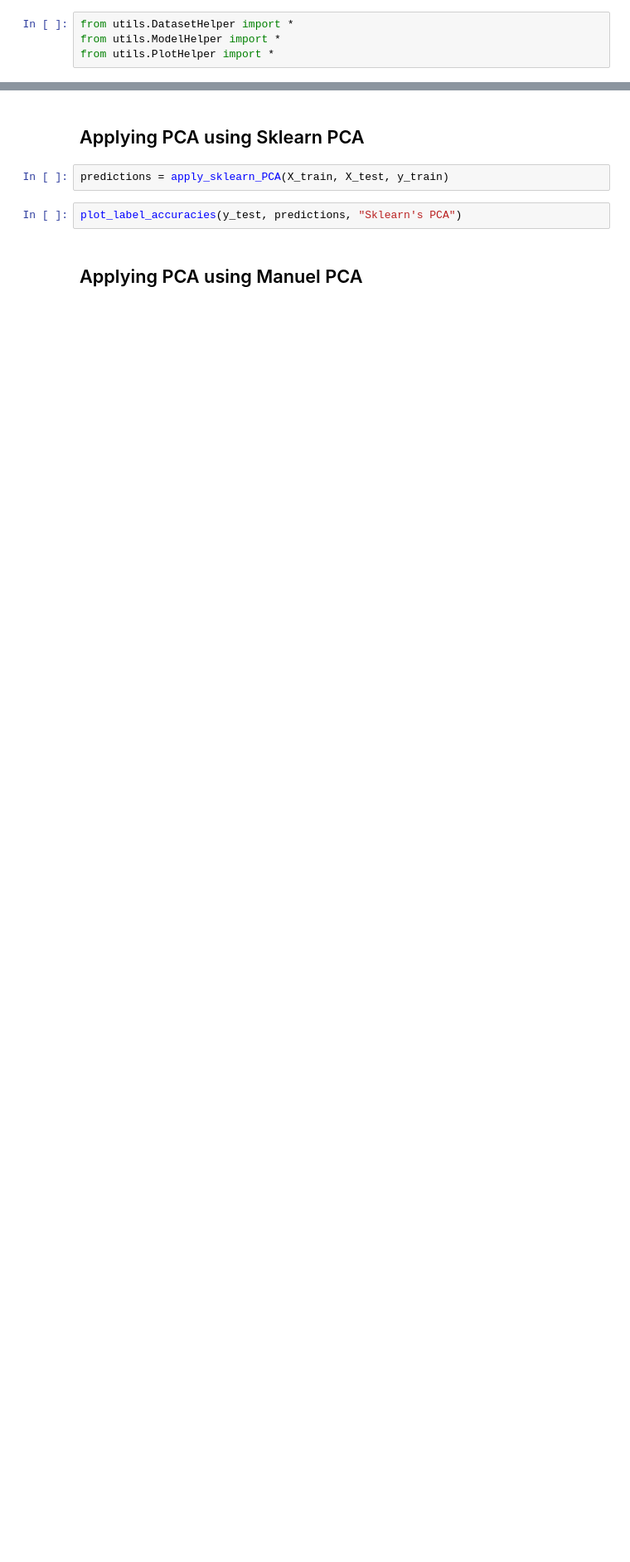
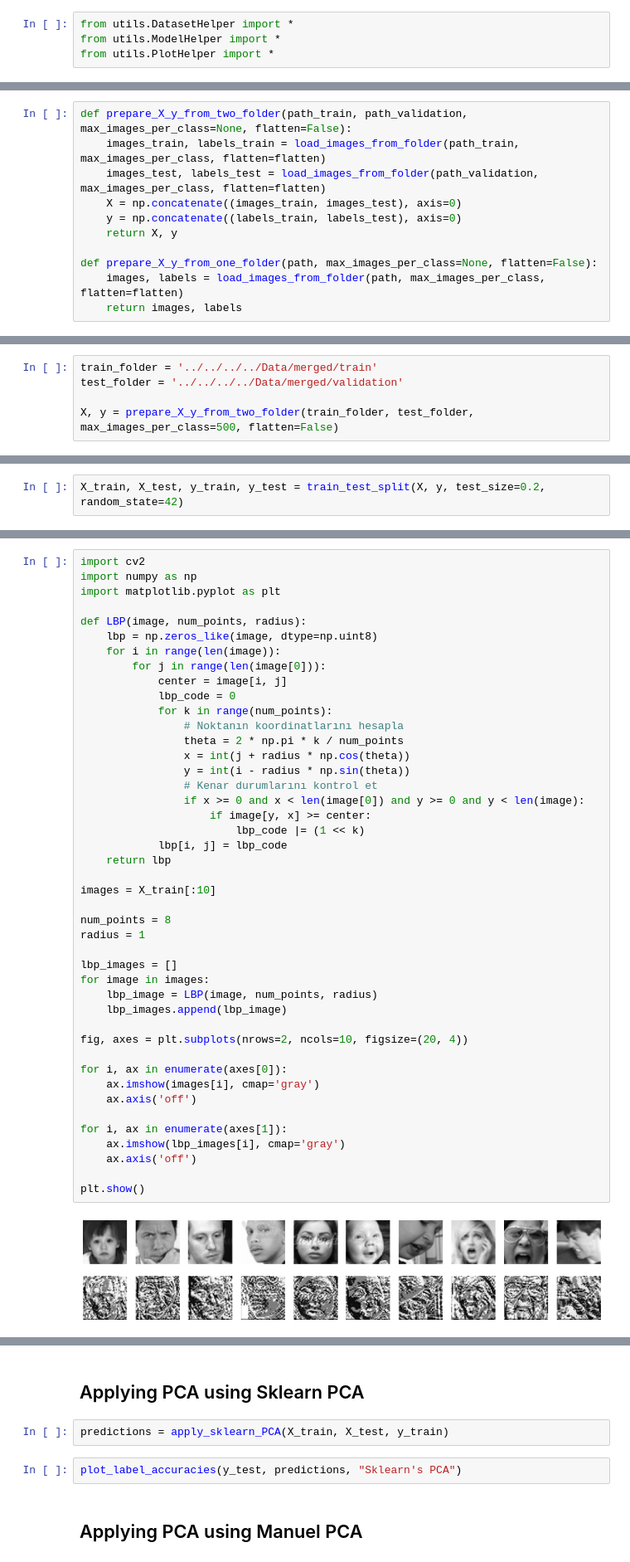
Before and after one commit to MGurcan/FaceEmotionRecognition, a Jupyter notebook: Scripts/ModelEducation/Methods/Method1/method1.ipynb, the cells around one changed output, grey strips where cells are left out. Shown at 83% size. Cells and saved outputs as stored; diff of their text form; blank space fills up the shorter version.

```diff
--- a/Scripts/ModelEducation/Methods/Method1/method1.ipynb
+++ b/Scripts/ModelEducation/Methods/Method1/method1.ipynb
@@ -12,0 +30,11 @@ from utils.PlotHelper import *
+# %%
+def prepare_X_y_from_two_folder(path_train, path_validation, max_images_per_class=None, flatten=False):
+    images_train, labels_train = load_images_from_folder(path_train, max_images_per_class, flatten=flatten)
+    images_test, labels_test = load_images_from_folder(path_validation, max_images_per_class, flatten=flatten)
+    X = np.concatenate((images_train, images_test), axis=0)
+    y = np.concatenate((labels_train, labels_test), axis=0)
+    return X, y
+
+def prepare_X_y_from_one_folder(path, max_images_per_class=None, flatten=False):
+    images, labels = load_images_from_folder(path, max_images_per_class, flatten=flatten)
+    return images, labels
@@ -33,0 +75,5 @@ merge_datasets(dataset1_path, dataset2_path, merged_dataset_path)
+# %%
+train_folder = '../../../../Data/merged/train'
+test_folder = '../../../../Data/merged/validation'
+
+X, y = prepare_X_y_from_two_folder(train_folder, test_folder, max_images_per_class=500, flatten=False)
@@ -33,0 +85,2 @@ merge_datasets(dataset1_path, dataset2_path, merged_dataset_path)
+# %%
+X_train, X_test, y_train, y_test = train_test_split(X, y, test_size=0.2, random_state=42)
@@ -33,0 +89,46 @@ merge_datasets(dataset1_path, dataset2_path, merged_dataset_path)
+# %%
+import cv2
+import numpy as np
+import matplotlib.pyplot as plt
+
+def LBP(image, num_points, radius):
+    lbp = np.zeros_like(image, dtype=np.uint8)
+    for i in range(len(image)):
+        for j in range(len(image[0])):
+            center = image[i, j]
+            lbp_code = 0
+            for k in range(num_points):
+                # Noktanın koordinatlarını hesapla
+                theta = 2 * np.pi * k / num_points
+                x = int(j + radius * np.cos(theta))
+                y = int(i - radius * np.sin(theta))
+                # Kenar durumlarını kontrol et
+                if x >= 0 and x < len(image[0]) and y >= 0 and y < len(image):
+                    if image[y, x] >= center:
+                        lbp_code |= (1 << k)
+            lbp[i, j] = lbp_code
+    return lbp
+
+images = X_train[:10]
+
+num_points = 8
+radius = 1
+
+lbp_images = []
+for image in images:
+    lbp_image = LBP(image, num_points, radius)
+    lbp_images.append(lbp_image)
+
+fig, axes = plt.subplots(nrows=2, ncols=10, figsize=(20, 4))
+
+for i, ax in enumerate(axes[0]):
+    ax.imshow(images[i], cmap='gray')
+    ax.axis('off')
+
+for i, ax in enumerate(axes[1]):
+    ax.imshow(lbp_images[i], cmap='gray')
+    ax.axis('off')
+
+plt.show()
+# %% [output]
+[figure, added]
```
Also changed, not shown: parts of 31 cells of this notebook, 45 other files.
